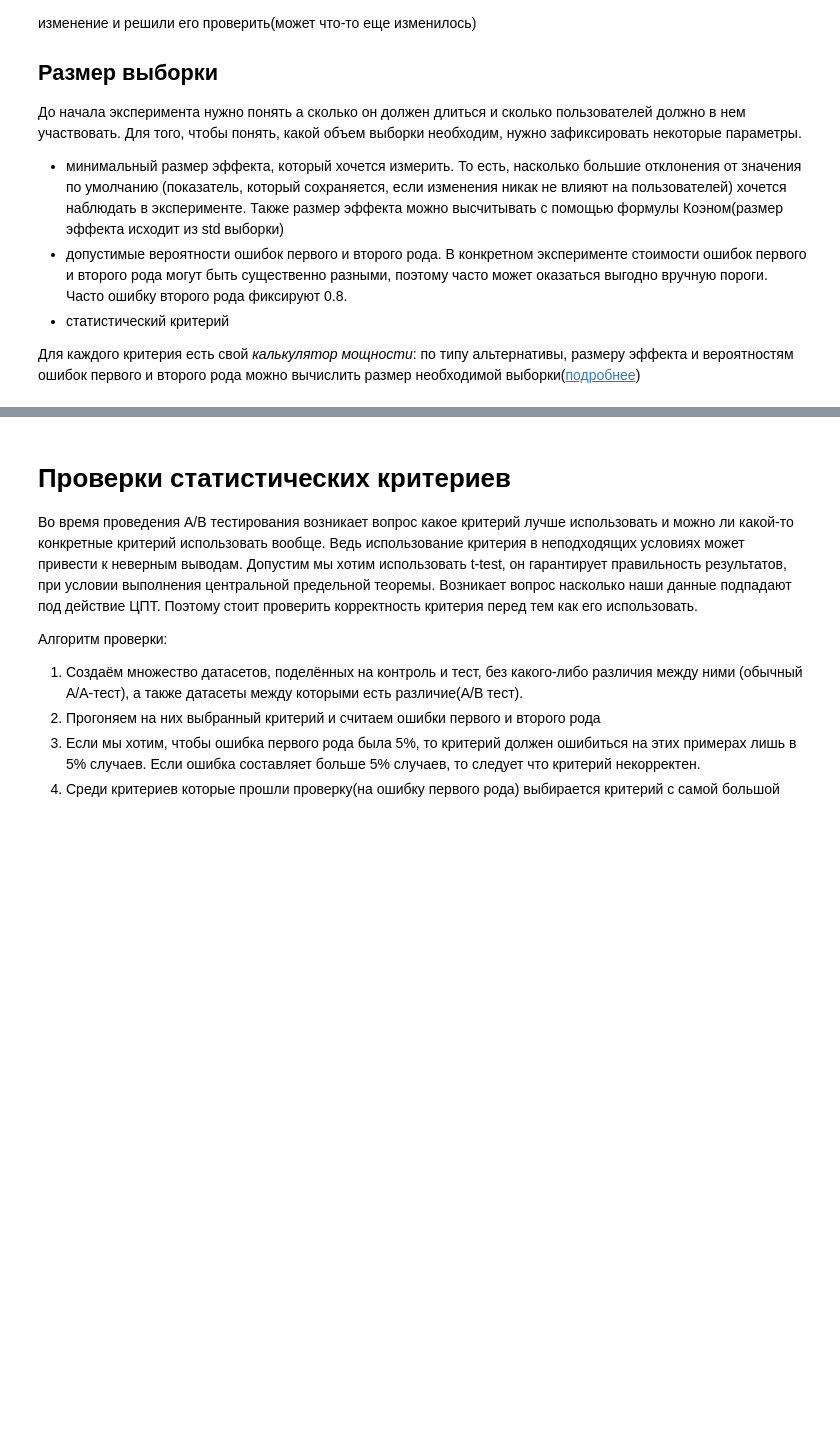
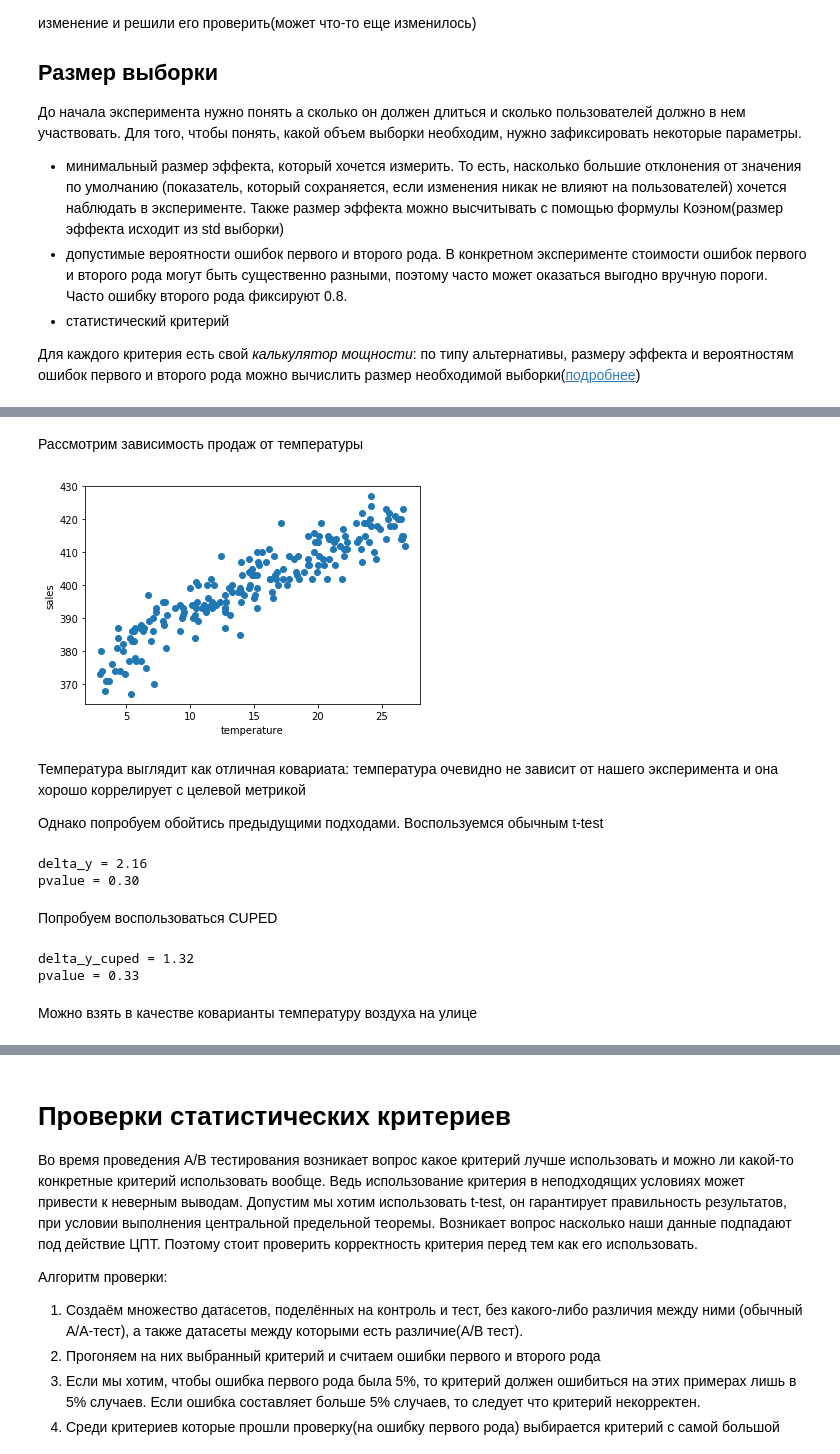
Before and after one commit to Dokholyan/sandbox, a Jupyter notebook: statistics/Statistics.ipynb, the cells around one changed output, grey strips where cells are left out. Saved outputs shown, nothing was run; the diff lists cells and outputs as text; code cells hidden in the pictures; blank space fills up the shorter version.

```diff
--- a/statistics/Statistics.ipynb
+++ b/statistics/Statistics.ipynb
@@ -2201,0 +2435,23 @@ sign_test_data
+# %%
+# сгенерируем продажи как функцию от температуры + рандом
+sales_before = (np.log(temperature_before + 40) * 100 + np.random.normal(0, 5, group_size * 2)).astype(int)
+sales = (np.log(temperature + 40) * 100 + np.random.normal(0, 5, group_size * 2) ).astype(int)
+
+df_pilot = pd.DataFrame({
+    'temperature_before': temperature_before[:group_size].round(1),
+    'sales_before': sales_before[:group_size],
+    'temperature': temperature[:group_size].round(1),
+    'sales': sales[:group_size],
+})
+
+df_control = pd.DataFrame({
+    'temperature_before': temperature_before[group_size:].round(1),
+    'sales_before': sales_before[group_size:],
+    'temperature': temperature[group_size:].round(1),
+    'sales': sales[group_size:],
+})
+
+# добавим эффект
+df_pilot['sales'] += np.random.normal(3, 5, group_size).astype(int)
+
+df_pilot.sample(5)
@@ -2201,0 +2465,42 @@ sign_test_data
+# %% [markdown]
+Рассмотрим зависимость продаж от температуры
+# %%
+plt.scatter(temperature_before, sales_before)
+plt.ylabel('sales')
+plt.xlabel('temperature')
+plt.show()
+# %% [output]
+[figure, added]
+# %% [markdown]
+Температура выглядит как отличная ковариата: температура очевидно не зависит от нашего эксперимента и она хорошо коррелирует с целевой метрикой
+
+
+Однако попробуем обойтись предыдущими подходами. Воспользуемся обычным t-test
+# %%
+delta_y = df_pilot['sales'].mean() - df_control['sales'].mean()
+_, pvalue = stats.ttest_ind(df_pilot['sales'].values, df_control['sales'].values)
+print(f'delta_y = {delta_y:0.2f}')
+print(f'pvalue = {pvalue:0.2f}')
+# %% [output]
+delta_y = 2.16
+pvalue = 0.30
+# %% [markdown]
+Попробуем воспользоваться CUPED
+# %%
+theta = calculate_theta(
+    df_control['sales'].values, df_pilot['sales'].values,
+    df_control['sales_before'].values, df_pilot['sales_before'].values
+)
+
+y_cuped_pilot = df_pilot['sales'].values - theta * df_pilot['sales_before'].values
+y_cuped_control = df_control['sales'].values - theta * df_control['sales_before'].values
+
+delta_y_cuped = y_cuped_pilot.mean() - y_cuped_control.mean()
+_, pvalue = stats.ttest_ind(y_cuped_pilot, y_cuped_control)
+print(f'delta_y_cuped = {delta_y_cuped:0.2f}')
+print(f'pvalue = {pvalue:0.2f}')
+# %% [output]
+delta_y_cuped = 1.32
+pvalue = 0.33
+# %% [markdown]
+Можно взять в качестве коварианты температуру воздуха на улице
```
Also changed, not shown: parts of 34 cells of this notebook, 3 other files.
